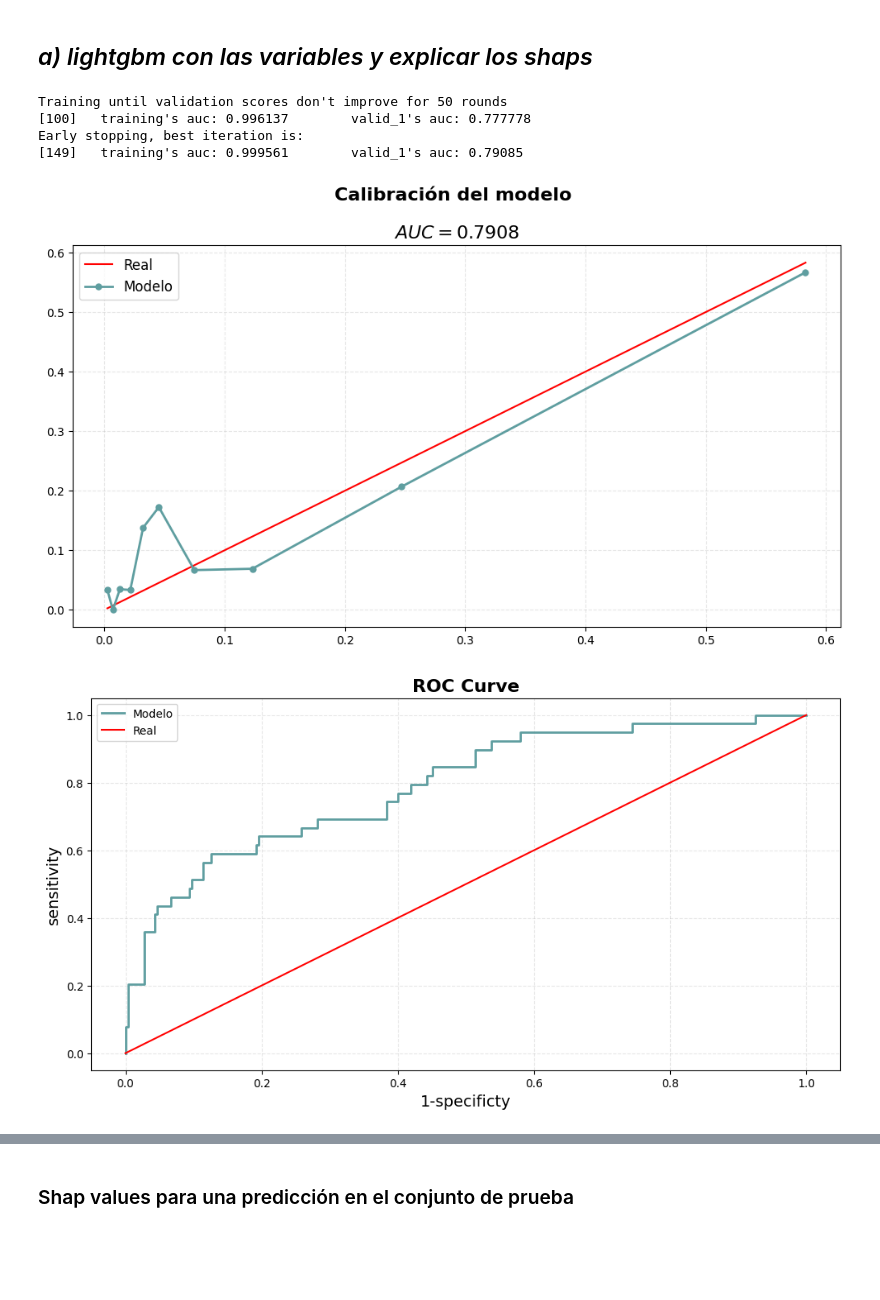
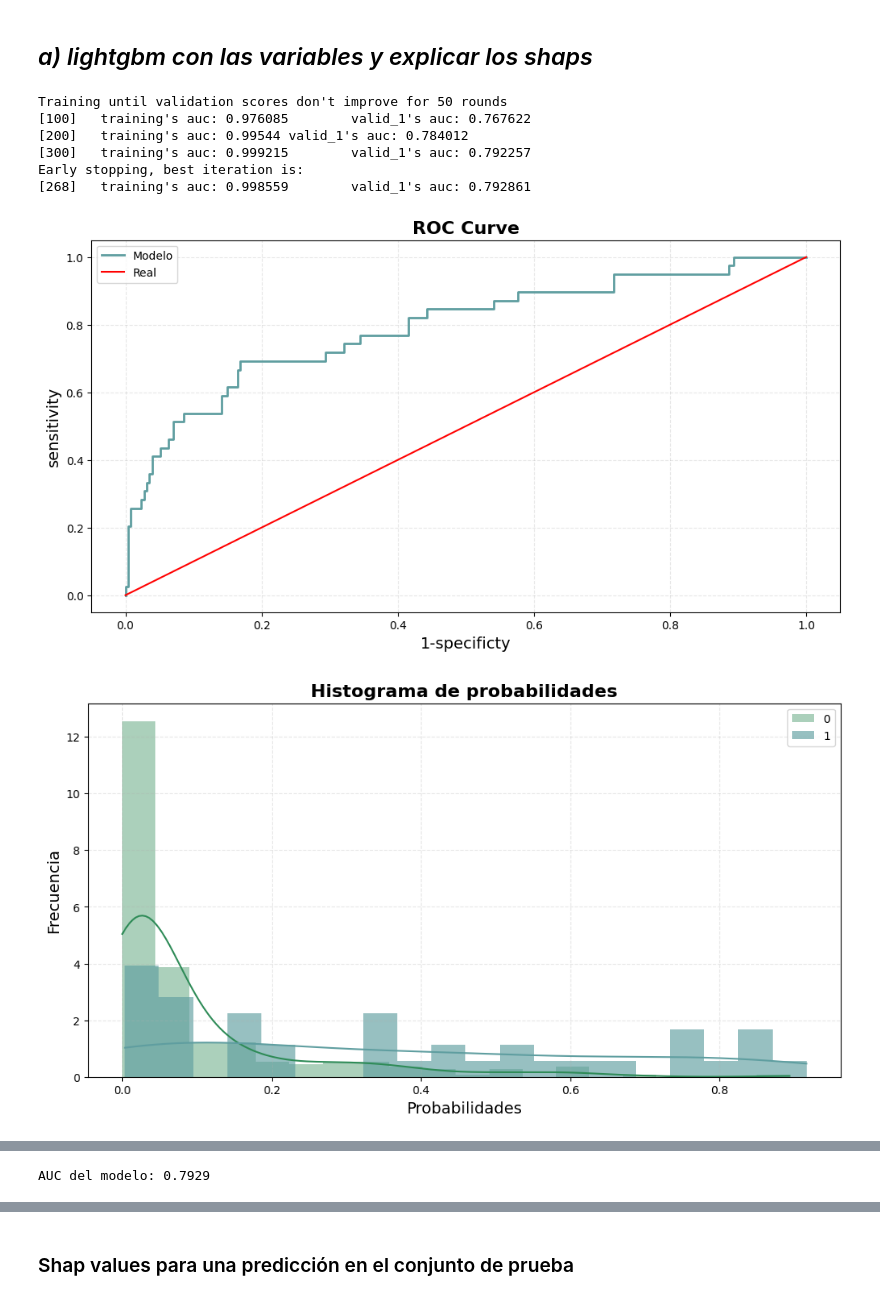
Before and after one commit to luisejdm/Aprendizaje_Estadistico, a Jupyter notebook: Examenes/Examen4_practico.ipynb, the cells around one changed output, grey strips where cells are left out. Saved outputs shown, nothing was run; the diff lists cells and outputs as text; code cells hidden in the pictures; blank space fills up the shorter version.

```diff
--- a/Examenes/Examen4_practico.ipynb
+++ b/Examenes/Examen4_practico.ipynb
@@ -37,7 +35,7 @@ Gráfica de las varianza explicada por cada componente
 --------------------------------------------------------------------------------------------------------
 """
 def plot_varianza_explicada(varianza_explicada):
-    plt.figure()
+    plt.figure(figsize=(10, 12))
     plt.barh(varianza_explicada.index, varianza_explicada[0], color='cadetblue', zorder=2, height=0.5)
 
     for i, v in enumerate(varianza_explicada[0]):
@@ -103,28 +101,6 @@ def cluster(X, n_clusters):
     ])
     pipeline.fit(X)
     return pipeline.named_steps['kmeans'].labels_ + 1
-
-
-"""
-Grafica de calibración
---------------------------------------------------------------------------------------------------------
-"""
-def calibracion(predicciones, y, bins):
-    df_calibracion = pd.DataFrame({
-        'predicciones':predicciones,
-        'y':y
-    })
-    df_calibracion['bins'] = pd.qcut(df_calibracion['predicciones'], q=bins, labels=False, duplicates='drop') + 1
-    grouped = df_calibracion.groupby('bins').mean()
-    auc = roc_auc_score(y_score=predicciones, y_true=y)
-
-    # Gráfica
-    plt.plot(grouped['predicciones'], grouped['predicciones'], label='Real', color='red', lw=1.5)
-    plt.plot(grouped['predicciones'], grouped['y'], label='Modelo', marker='o', color='cadetblue', ms=5, lw=2)
-    plt.title(f'Calibración del modelo \n\n$AUC={auc:.4f}$')
-    plt.grid(alpha=0.3, ls='--')
-    plt.legend(fontsize=12, loc='best')
-    plt.show()
 
 
 """
@@ -195,7 +171,7 @@ def lgbm(X_train, y_train, X_test, y_test):
         metric='auc',
         feature_fraction=0.8,
         subsample=0.5,
-        num_leaves=10,
+        num_leaves=6,
         n_jobs=-1,
         random_state=42,
         verbosity=-1
@@ -218,7 +194,6 @@ def lgbm(X_train, y_train, X_test, y_test):
 data = pd.read_csv('data/hr_role.csv')
 data['Attrition'] = data['Attrition'].map({'Yes': True, 'No': False})
 data = pd.get_dummies(data)
-data = data.drop(columns=['OverTime_No', 'Gender_Female'])
 
 target = 'Attrition'
 X = data.copy()
@@ -260,7 +243,7 @@ elbow_method(X)
 # %% [markdown]
 ## *Clusterización*
 # %%
-clusters = cluster(X, 3)
-X['Cluster'] = clusters
-X.head()
+clusters = cluster(data, 3)
+data['Cluster'] = clusters
+data.groupby('Cluster').mean().T
 # %% [output]
@@ -283,20 +277,24 @@ plot_xcomponents_clusters(X_componentes, 'PCA 1', 'PCA 2')
 # %% [markdown]
 ## *a) lightgbm con las variables y explicar los shaps*
 # %%
-X = X.drop(columns=['Cluster'])
+X = data.copy()
+X = X.drop(columns=[target])
+y = data[target]
 # %%
 X_train, X_test, y_train, y_test = train_test_split(X, y, test_size=0.2, random_state=42)
 # %%
 model, predicciones, auc, gain = lgbm(X_train, y_train, X_test, y_test)
 
-calibracion(predicciones, y_test, 10)
 roc_curve_graph(predicciones, y_test)
 histograma(predicciones, y_test)
 importance_plot(X.columns, gain, 'Importancia (Gain)', 10)
+print(f'\nAUC del modelo: {auc:.4f}')
 # %% [output]
 Training until validation scores don't improve for 50 rounds
-[100]   training's auc: 0.996137        valid_1's auc: 0.777778
+[100]   training's auc: 0.976085        valid_1's auc: 0.767622
+[200]   training's auc: 0.99544 valid_1's auc: 0.784012
+[300]   training's auc: 0.999215        valid_1's auc: 0.792257
 Early stopping, best iteration is:
-[149]   training's auc: 0.999561        valid_1's auc: 0.79085
+[268]   training's auc: 0.998559        valid_1's auc: 0.792861
-[figure, old version]
+[figure, new version]
-[figure, old version]
+[figure, new version]
@@ -304,0 +302 @@ Early stopping, best iteration is:
+AUC del modelo: 0.7929
```
Also changed, not shown: parts of 54 cells of this notebook.
